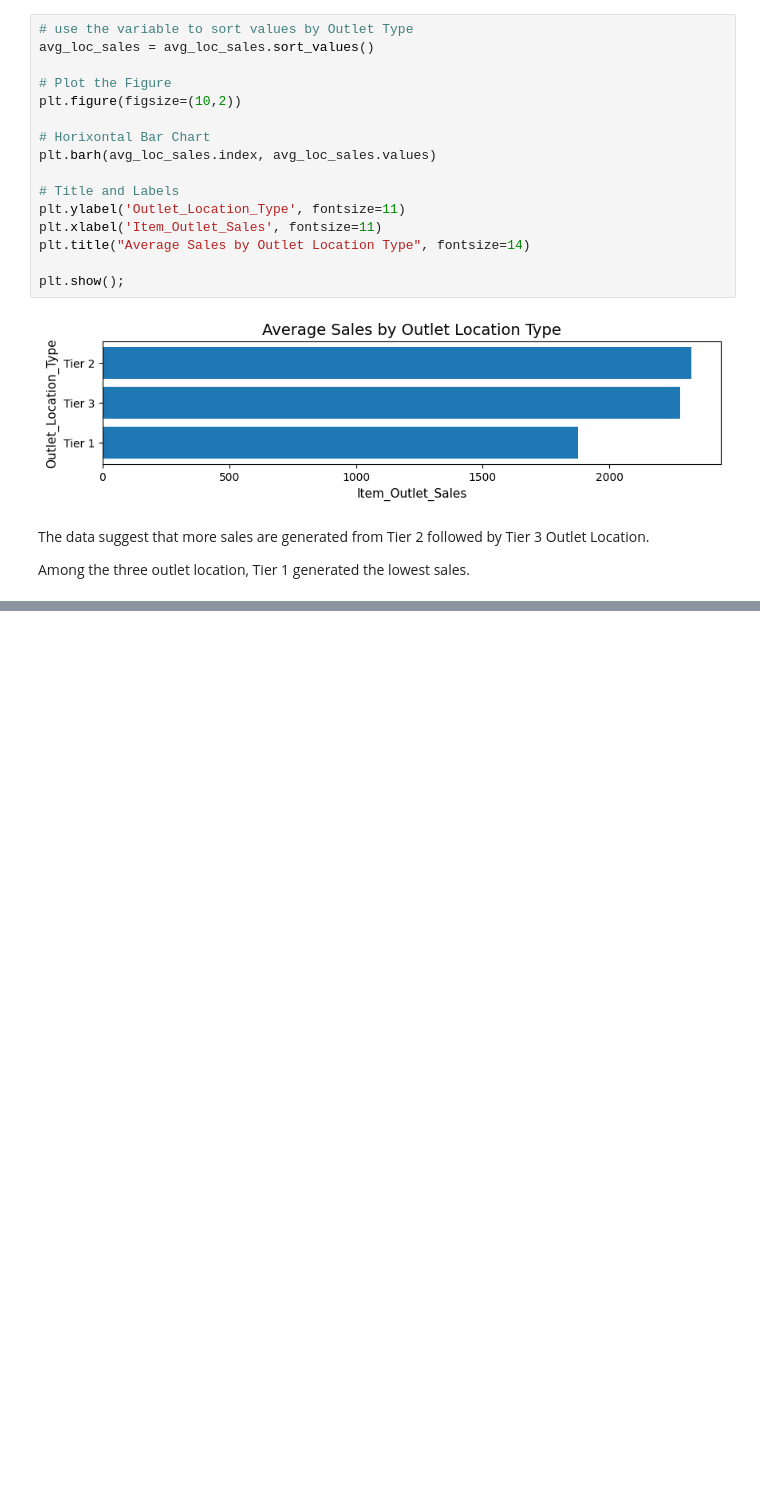
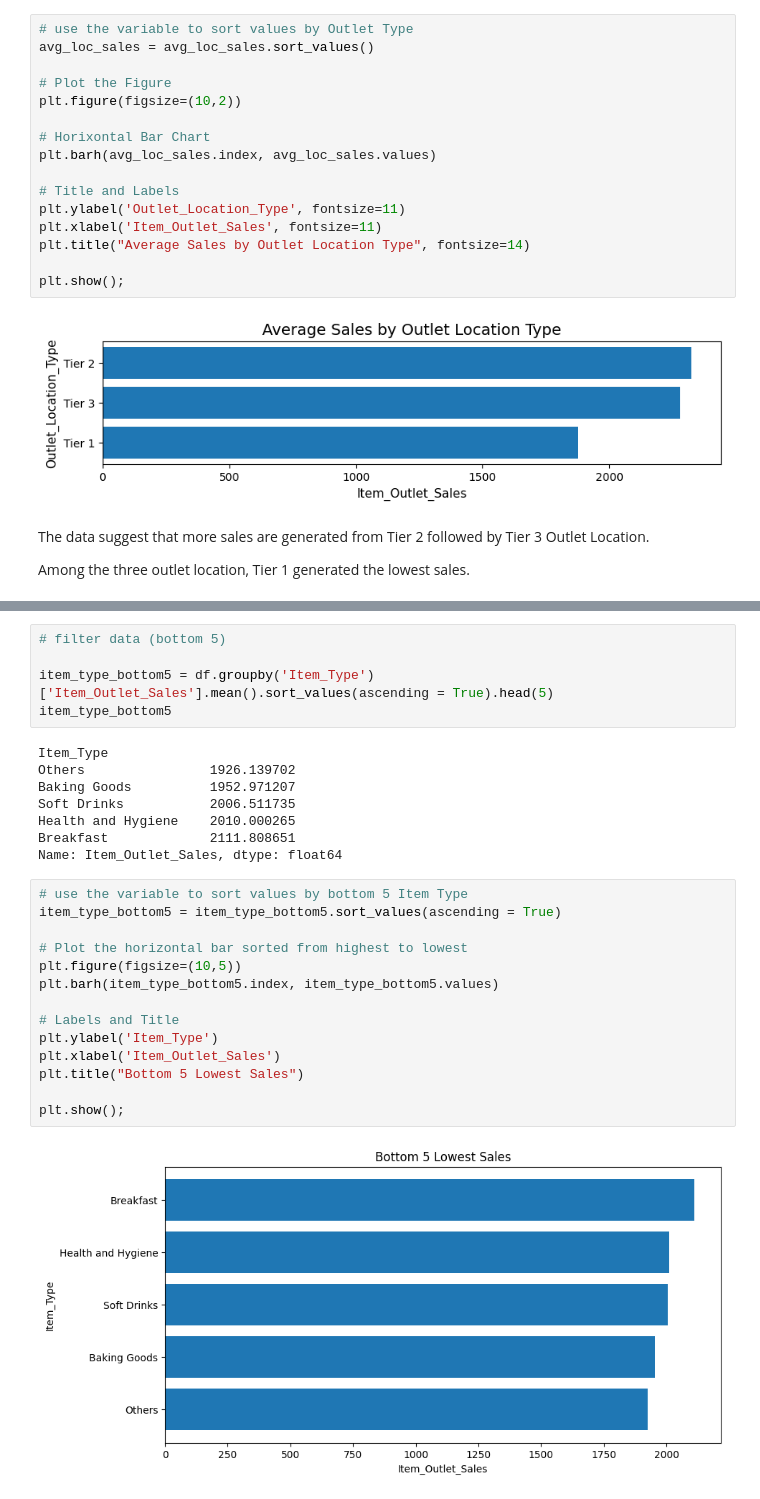
Before and after one commit to maricelandal/food-sales-predictions, a Jupyter notebook: food_sales_prediction.ipynb, the cells around one changed output, grey strips where cells are left out. Cells and saved outputs as stored; diff of their text form; blank space fills up the shorter version.

```diff
--- a/food_sales_prediction.ipynb
+++ b/food_sales_prediction.ipynb
@@ -650,0 +711,29 @@ Among the three outlet location, Tier 1 generated the lowest sales.
+# %%
+# filter data (bottom 5)
+
+item_type_bottom5 = df.groupby('Item_Type')['Item_Outlet_Sales'].mean().sort_values(ascending = True).head(5)
+item_type_bottom5
+# %% [output]
+Item_Type
+Others                1926.139702
+Baking Goods          1952.971207
+Soft Drinks           2006.511735
+Health and Hygiene    2010.000265
+Breakfast             2111.808651
+Name: Item_Outlet_Sales, dtype: float64
+# %%
+# use the variable to sort values by bottom 5 Item Type
+item_type_bottom5 = item_type_bottom5.sort_values(ascending = True)
+
+# Plot the horizontal bar sorted from highest to lowest
+plt.figure(figsize=(10,5))
+plt.barh(item_type_bottom5.index, item_type_bottom5.values)
+
+# Labels and Title
+plt.ylabel('Item_Type')
+plt.xlabel('Item_Outlet_Sales')
+plt.title("Bottom 5 Lowest Sales")
+
+plt.show();
+# %% [output]
+[figure, added]
```
Also changed, not shown: parts of 10 cells of this notebook.
